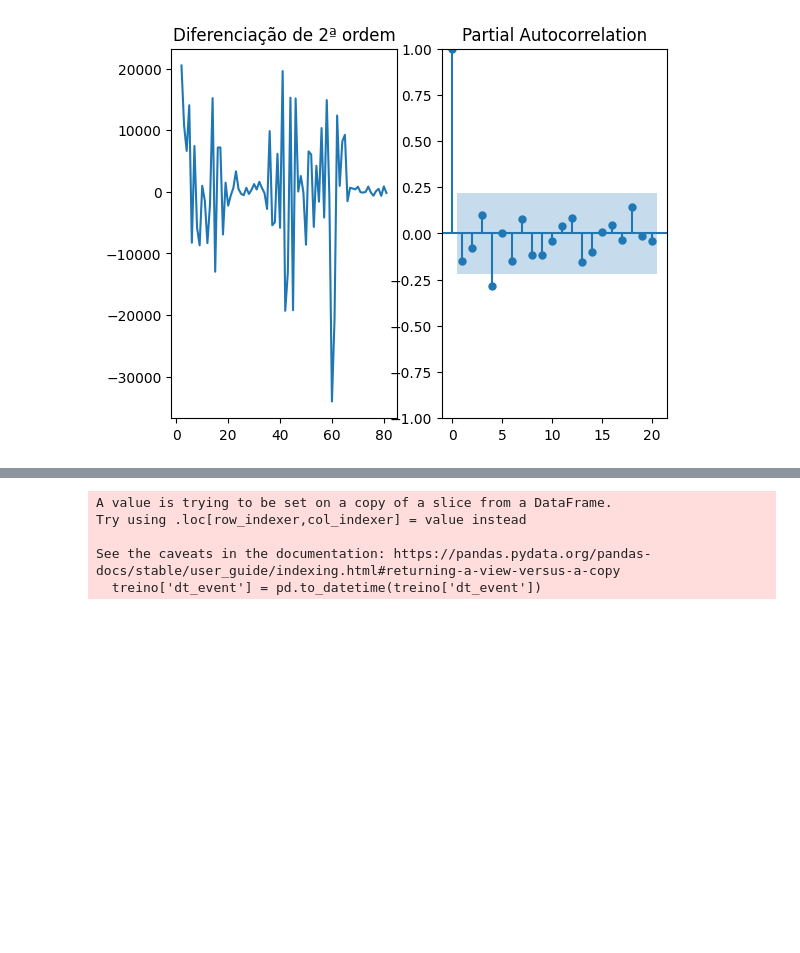
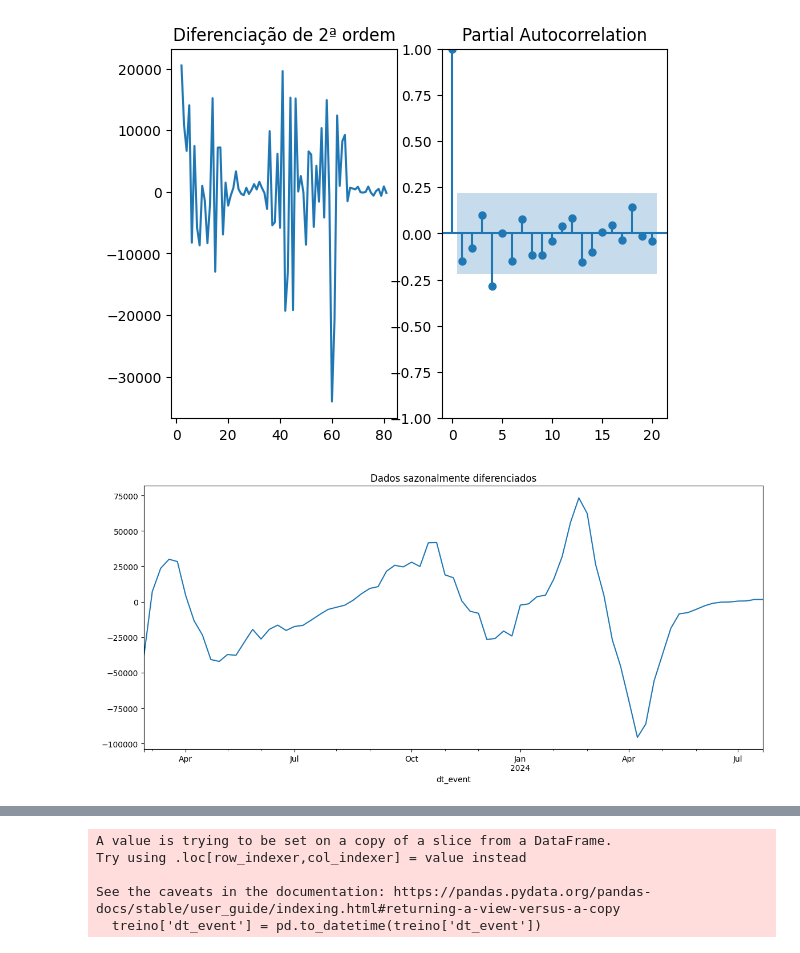
Before and after one commit to pedrodesa/forecasting_covid19, a Jupyter notebook: notebooks/forecast_covid19.ipynb, the cells around one changed output, grey strips where cells are left out. Saved outputs shown, nothing was run; the diff lists cells and outputs as text; code cells hidden in the pictures; blank space fills up the shorter version.

```diff
--- a/notebooks/forecast_covid19.ipynb
+++ b/notebooks/forecast_covid19.ipynb
@@ -436,3 +439,15 @@ plot_pacf(treino['count'].diff().diff().dropna(), ax=ax2)
 plt.show()
 # %% [output]
 [figure]
+# %%
+# parâmetros sazonais
+# Diferença sazonal
+fig = plt.figure(figsize=(14,6))
+
+seasonal_diff = treino['count'].diff(7).dropna()
+
+seasonal_diff.plot()
+plt.title('Dados sazonalmente diferenciados')
+plt.show()
+# %% [output]
+[figure, added]
```
Also changed, not shown: parts of 18 cells of this notebook.
